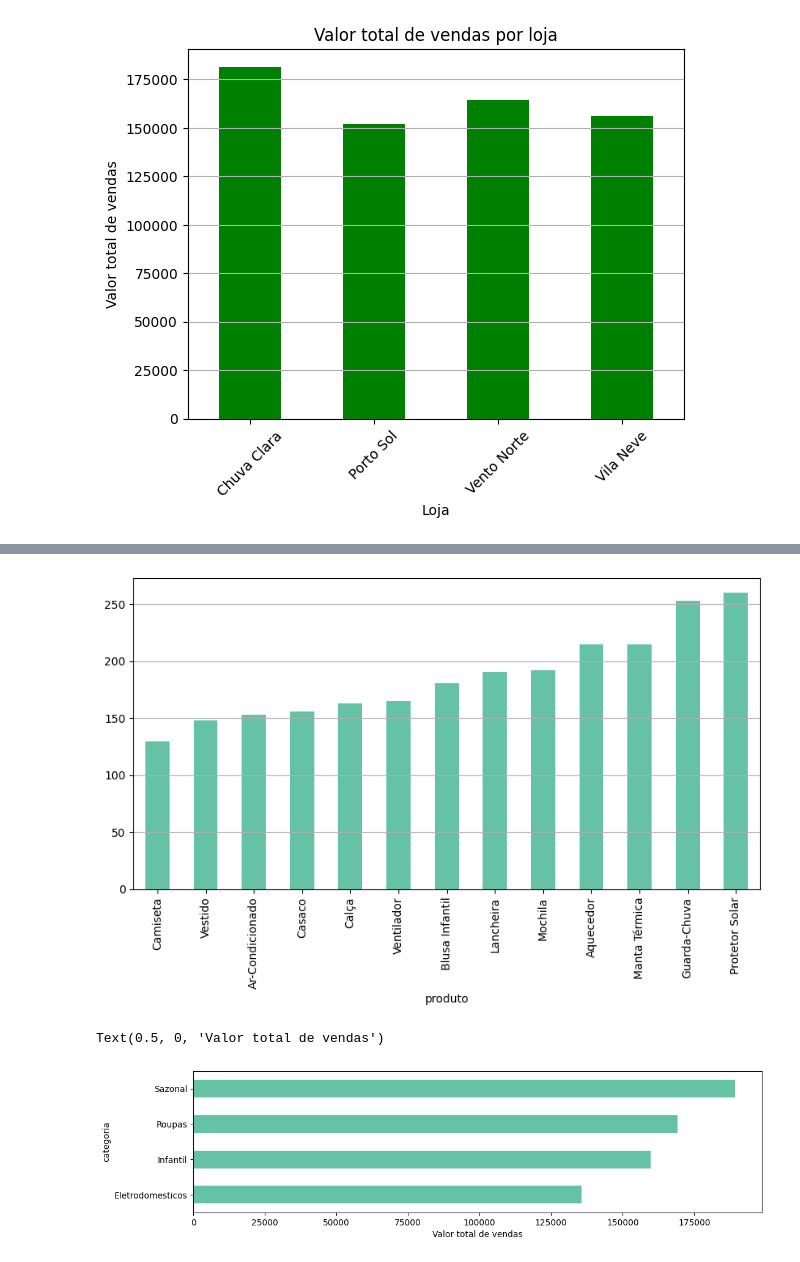
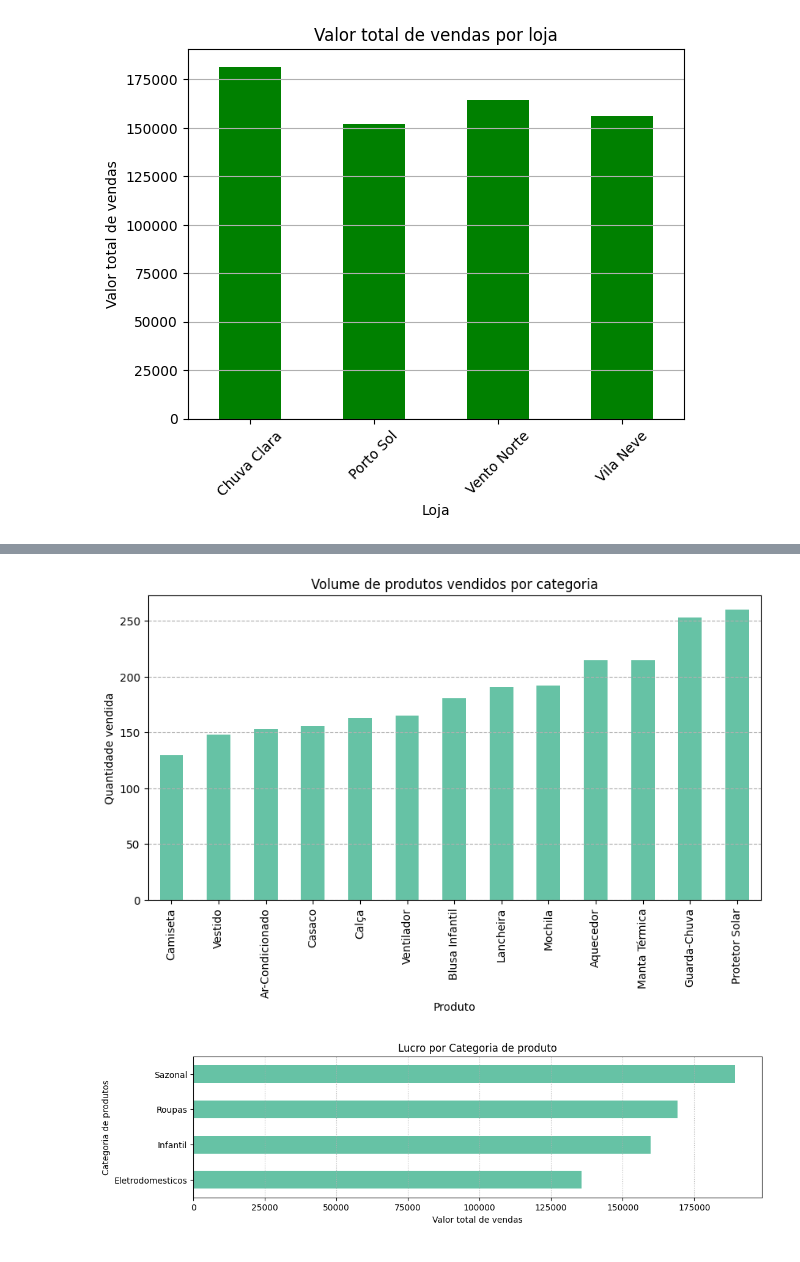
Before and after one commit to IIIgorMoura/PY-tratamento_analise_dados, a Jupyter notebook: main.ipynb, the cells around one changed output, grey strips where cells are left out. Cells and saved outputs as stored; diff of their text form; code cells hidden in the pictures.

```diff
--- a/main.ipynb
+++ b/main.ipynb
@@ -352,18 +344,24 @@ Freq: M, Name: valor_venda, dtype: float64
 quantidade_produtos_vendidos = df.groupby('produto')['quantidade'].sum().sort_values()
 
 quantidade_produtos_vendidos.plot(kind='bar', figsize=(10,5), colormap='Set2')
-plt.grid(axis='y')
+plt.title('Volume de produtos vendidos por categoria')
+plt.ylabel('Quantidade vendida')
+plt.xlabel('Produto')
+plt.grid(axis='y', linestyle='--')
+plt.show()
 # %% [output]
-[figure, old version]
+[figure, new version]
 # %%
 # 5. Comparação entre categorias. Objetivo: analisar quais categorias são mais lucrativas.
 lucro_categoria = df.groupby('categoria')['valor_venda'].sum().sort_values()
 lucro_categoria.plot(kind='barh', figsize=(12,3), colormap='Set2')
-
+plt.title('Lucro por Categoria de produto')
 plt.xlabel('Valor total de vendas')
+plt.ylabel('Categoria de produtos')
+plt.grid(axis='x', linestyle=':')
+plt.show()
 # %% [output]
-Text(0.5, 0, 'Valor total de vendas')
-[figure, old version]
+[figure, new version]
 # %%
 # 6. Comparação entre lojas por categoria. Objetivo: avaliar se há especialização ou foco
 # diferente entre as lojas, com base nas categorias que mais vendem.
```
Also changed, not shown: parts of 5 cells of this notebook, 1 other file.
